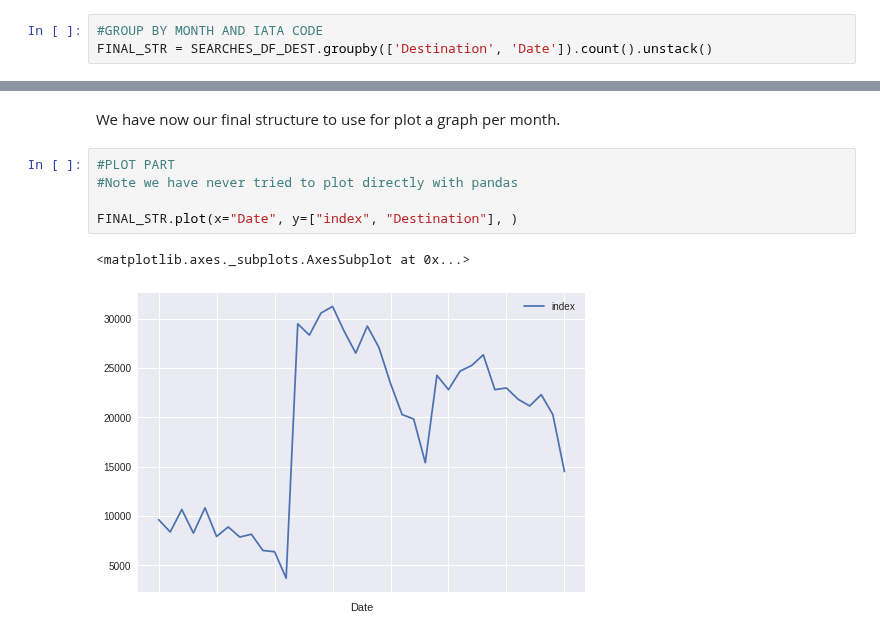
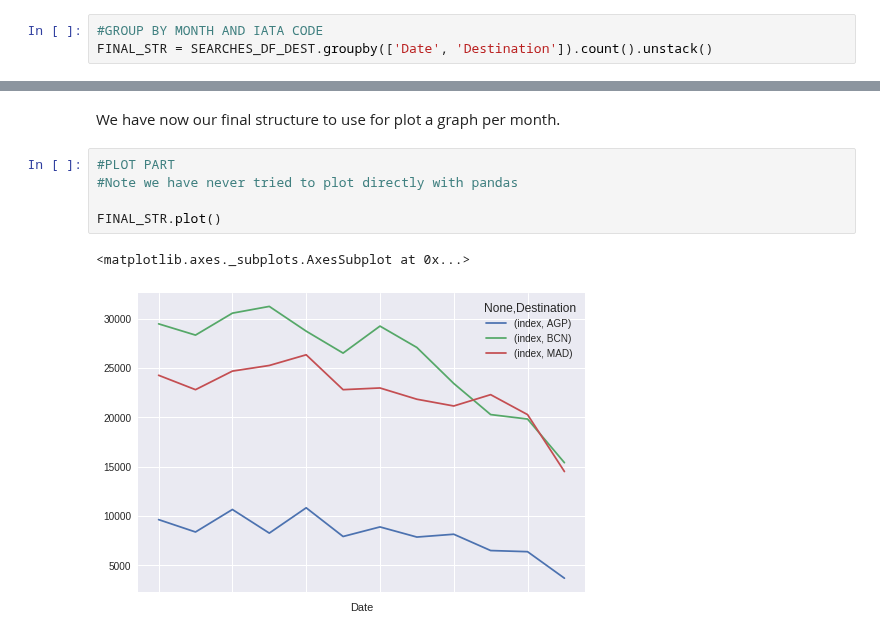
Before and after one commit to jangeloni/challenge_amadeus, a Jupyter notebook: third_exercise.ipynb, the cells around one changed output, grey strips where cells are left out. Cells and saved outputs as stored; diff of their text form.

Commit message:
RESTRCTURED THE DATAFRAME FOR PLOTTING

```diff
--- a/third_exercise.ipynb
+++ b/third_exercise.ipynb
@@ -240,7 +238,7 @@ SEARCHES_DF_DEST
 Now we have only AGP, MAD, BCN airports, we have to group by date and by iata code, and count it.
 # %%
 #GROUP BY MONTH AND IATA CODE
-FINAL_STR = SEARCHES_DF_DEST.groupby(['Destination', 'Date']).count().unstack()
+FINAL_STR = SEARCHES_DF_DEST.groupby(['Date', 'Destination']).count().unstack()
 # %%
 FINAL_STR
 # %% [output]
@@ -255,8 +262,8 @@ We have now our final structure to use for plot a graph per month.
 # %%
 #PLOT PART
 #Note we have never tried to plot directly with pandas
 
-FINAL_STR.plot(x="Date", y=["index", "Destination"], )
+FINAL_STR.plot()
 # %% [output]
 <matplotlib.axes._subplots.AxesSubplot at 0x...>
-[figure, old version]
+[figure, new version]
```
Also changed, not shown: parts of 3 cells of this notebook.
